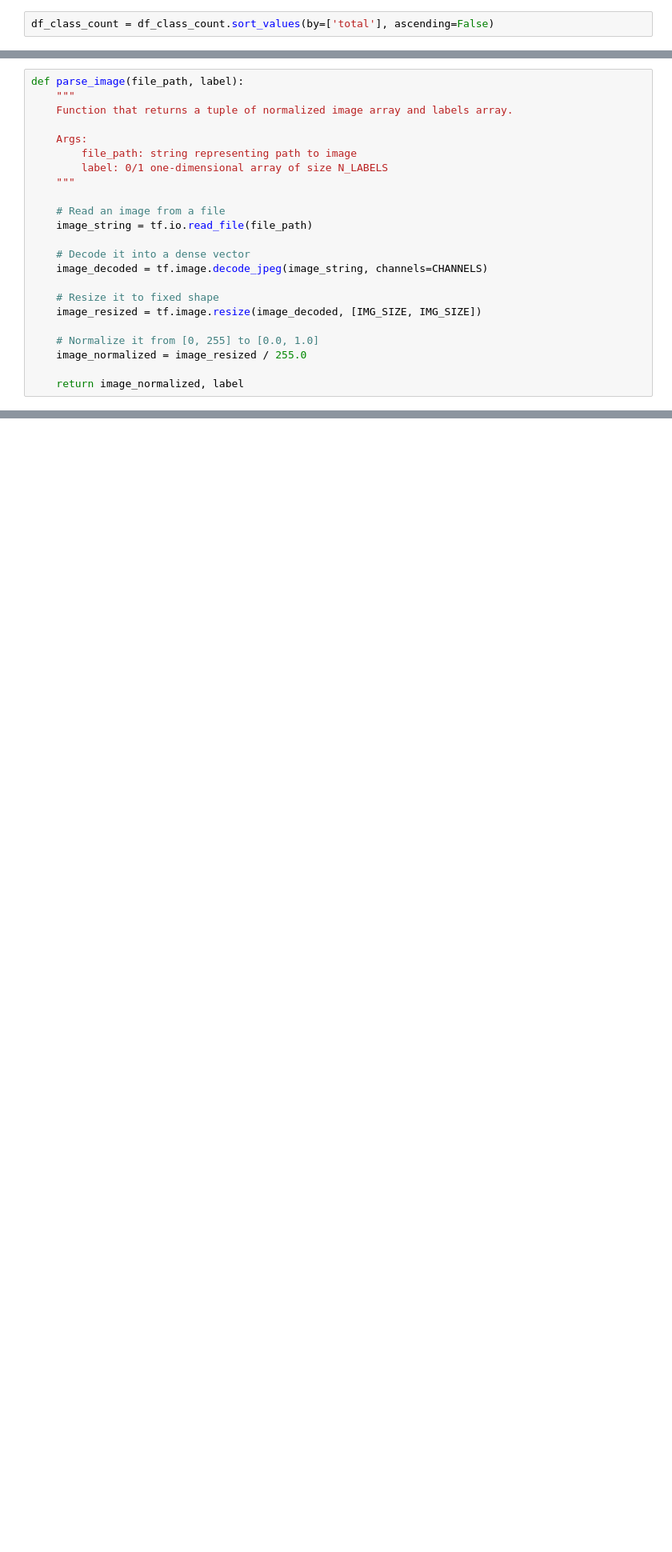
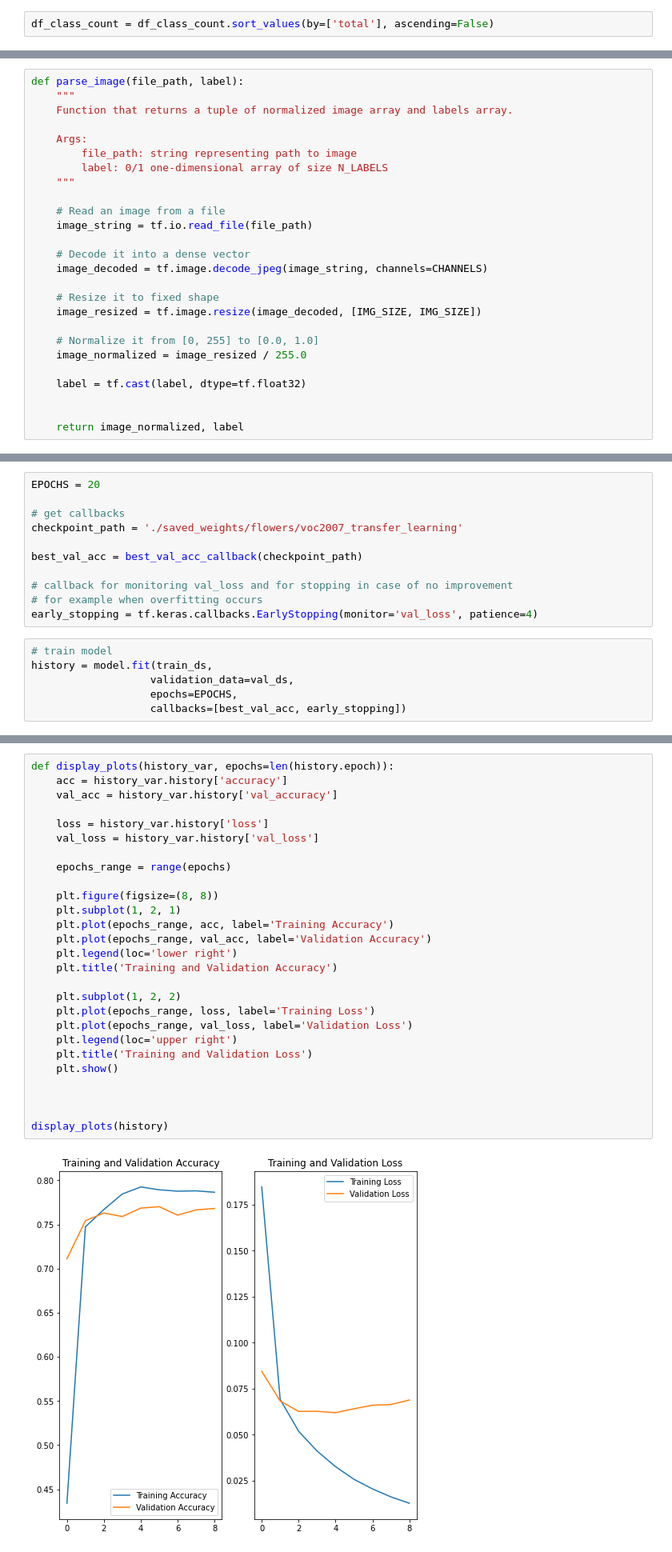
Before and after one commit to MortenTabaka/Deep-learning-exercises-with-TensorFlow2, a Jupyter notebook: Tabaka_Marcin_Transfer_learning.ipynb, the cells around one changed output, grey strips where cells are left out. Shown at 80% size. Cells and saved outputs as stored; diff of their text form; blank space fills up the shorter version.

Commit message:
choose and train model (final selection)

```diff
--- a/Tabaka_Marcin_Transfer_learning.ipynb
+++ b/Tabaka_Marcin_Transfer_learning.ipynb
@@ -219,4 +356,7 @@ def parse_image(file_path, label):
     # Normalize it from [0, 255] to [0.0, 1.0]
     image_normalized = image_resized / 255.0
 
+    label = tf.cast(label, dtype=tf.float32)
+
+
     return image_normalized, label
@@ -333,0 +506,17 @@ history = model.fit(train_ds,
+# %%
+EPOCHS = 20
+
+# get callbacks
+checkpoint_path = './saved_weights/flowers/voc2007_transfer_learning'
+
+best_val_acc = best_val_acc_callback(checkpoint_path)
+
+# callback for monitoring val_loss and for stopping in case of no improvement
+# for example when overfitting occurs
+early_stopping = tf.keras.callbacks.EarlyStopping(monitor='val_loss', patience=4)
+# %%
+# train model
+history = model.fit(train_ds,
+                   validation_data=val_ds,
+                   epochs=EPOCHS,
+                   callbacks=[best_val_acc, early_stopping])
@@ -333,0 +554,29 @@ history = model.fit(train_ds,
+# %%
+def display_plots(history_var, epochs=len(history.epoch)):
+    acc = history_var.history['accuracy']
+    val_acc = history_var.history['val_accuracy']
+
+    loss = history_var.history['loss']
+    val_loss = history_var.history['val_loss']
+
+    epochs_range = range(epochs)
+
+    plt.figure(figsize=(8, 8))
+    plt.subplot(1, 2, 1)
+    plt.plot(epochs_range, acc, label='Training Accuracy')
+    plt.plot(epochs_range, val_acc, label='Validation Accuracy')
+    plt.legend(loc='lower right')
+    plt.title('Training and Validation Accuracy')
+
+    plt.subplot(1, 2, 2)
+    plt.plot(epochs_range, loss, label='Training Loss')
+    plt.plot(epochs_range, val_loss, label='Validation Loss')
+    plt.legend(loc='upper right')
+    plt.title('Training and Validation Loss')
+    plt.show()
+
+
+
+display_plots(history)
+# %% [output]
+[figure, added]
```
Also changed, not shown: parts of 49 cells of this notebook.
